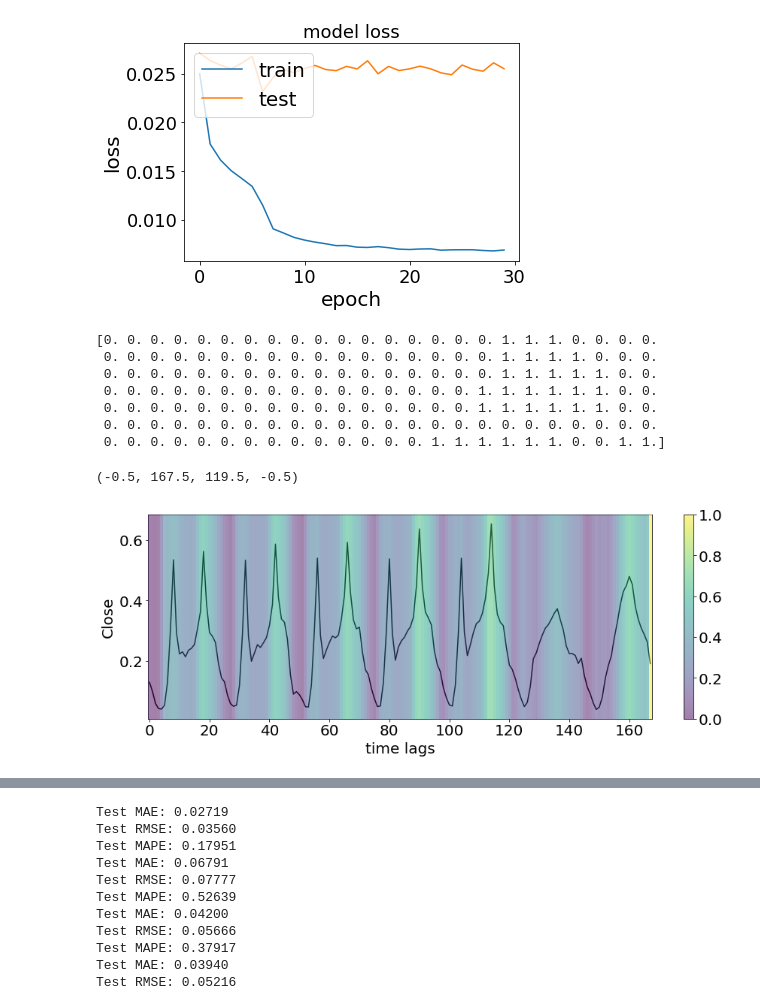
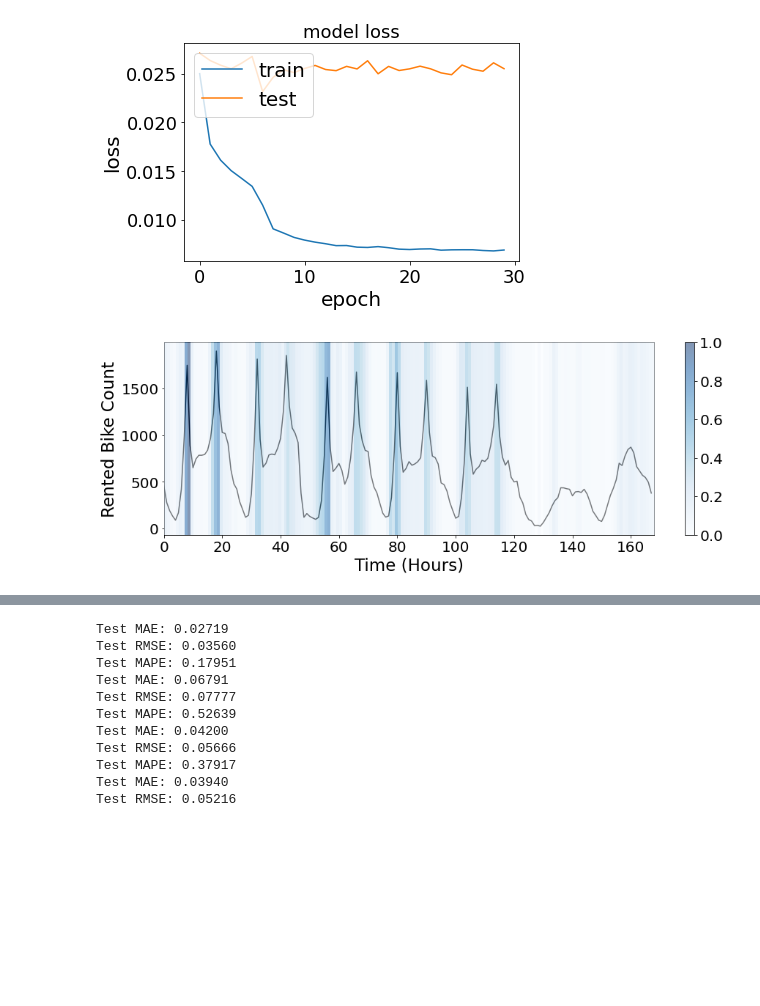
Before and after one commit to ikwak2/hj19_timeseries, a Jupyter notebook: bike_pm2.5/bike_multistep.ipynb, the cells around one changed output, grey strips where cells are left out. Saved outputs shown, nothing was run; the diff lists cells and outputs as text; code cells hidden in the pictures; blank space fills up the shorter version.

```diff
--- a/bike_pm2.5/bike_multistep.ipynb
+++ b/bike_pm2.5/bike_multistep.ipynb
@@ -2085,39 +2313,38 @@ plt.legend(['train', 'test'], loc='upper left')
 plt.show()
 # %% [output]
 [figure]
+# %%
+model.load_weights('saved_weights/bike_reslstmcnn_multi1.hdf5')
 # %%
 from scipy.ndimage import zoom
 import random
 import pylab
 
-#id_=24*20
 
 
 X_test=testX.copy()
+id_=24*24+12
+
+testX_inverse=X_test[id_][:,0]*(np.max(values)-np.min(values))+np.min(values)
 activation = activation_grad(X_test[id_], model)
-print(activation)
+
 plt.figure(figsize=(15,5))
 
-plt.plot(X_test[id_][:,0],'k')
-#plt.plot(X_test[id_])
+plt.plot(testX_inverse, 'k')
 #plt.plot(yhat, label='predict')
 #plt.plot(testY, label='true')
-plt.ylabel('Close'); plt.xlabel('time lags'); #plt.title(pd.to_datetime(test_date[sequence_length+id_]))
+plt.rc('font', size=12)
+
+plt.ylabel('Rented Bike Count'); plt.xlabel('Time (Hours)'); #plt.title(pd.to_datetime(test_date[sequence_length+id_]))
 plt.twinx()
-#plt.xticks(a)
-plt.imshow(np.vstack([activation]*120), alpha=0.5, cmap='viridis')
-plt.axis('off'); plt.colorbar()
+
+plt.imshow(np.vstack([activation]*120),extent = [0 , 168, 0 , 150], alpha=0.5, cmap='Blues')
+plt.axis('off');
 plt.axis('off')
-#pylab.pcolor(np.vstack([activation]*120),cmap='jet',alpha=0.35)
+plt.colorbar()
+plt.subplots_adjust(bottom=0.15)
+np.set_printoptions(False)
 
-#pylab.colorbar()
+plt.savefig('png/bike_grad cam_lstm-rescnn.png', dpi=300)
 # %% [output]
-[0. 0. 0. 0. 0. 0. 0. 0. 0. 0. 0. 0. 0. 0. 0. 0. 0. 1. 1. 1. 0. 0. 0. 0.
- 0. 0. 0. 0. 0. 0. 0. 0. 0. 0. 0. 0. 0. 0. 0. 0. 0. 1. 1. 1. 1. 0. 0. 0.
- 0. 0. 0. 0. 0. 0. 0. 0. 0. 0. 0. 0. 0. 0. 0. 0. 0. 1. 1. 1. 1. 1. 0. 0.
- 0. 0. 0. 0. 0. 0. 0. 0. 0. 0. 0. 0. 0. 0. 0. 0. 1. 1. 1. 1. 1. 1. 0. 0.
- 0. 0. 0. 0. 0. 0. 0. 0. 0. 0. 0. 0. 0. 0. 0. 0. 1. 1. 1. 1. 1. 1. 0. 0.
- 0. 0. 0. 0. 0. 0. 0. 0. 0. 0. 0. 0. 0. 0. 0. 0. 0. 0. 0. 0. 0. 0. 0. 0.
- 0. 0. 0. 0. 0. 0. 0. 0. 0. 0. 0. 0. 0. 0. 1. 1. 1. 1. 1. 1. 0. 0. 1. 1.]
-(-0.5, 167.5, 119.5, -0.5)
-[figure, old version]
+[figure, new version]
```
Also changed, not shown: parts of 15 cells of this notebook, 19 other files.
